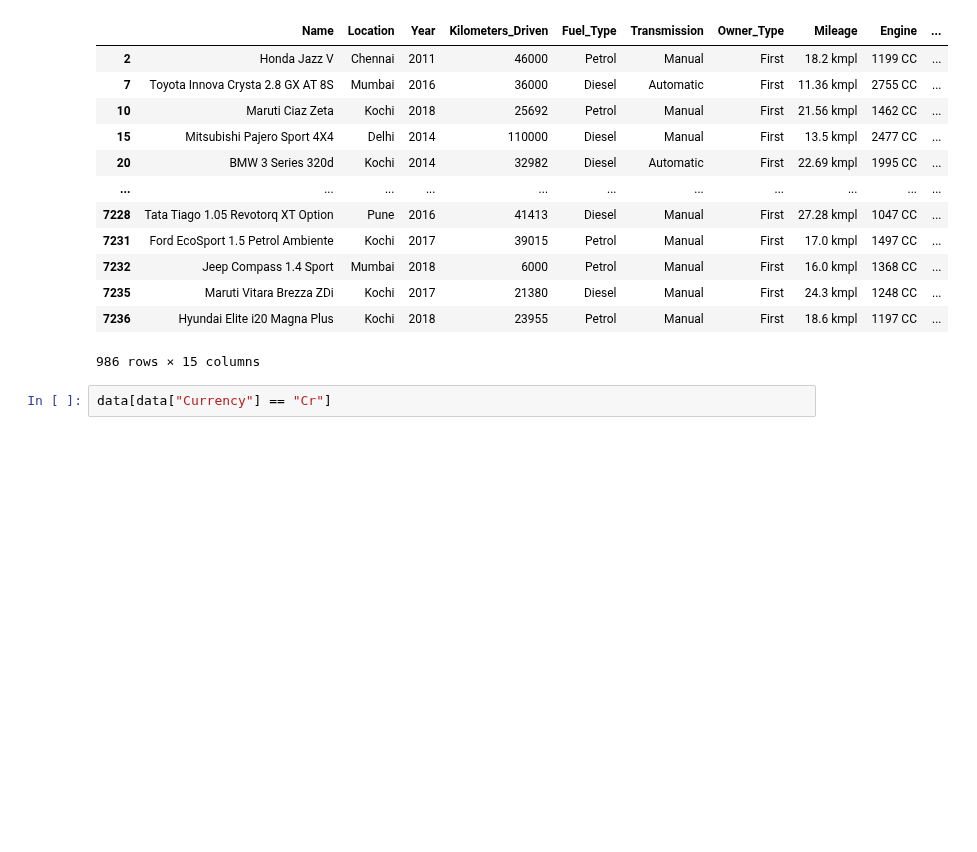
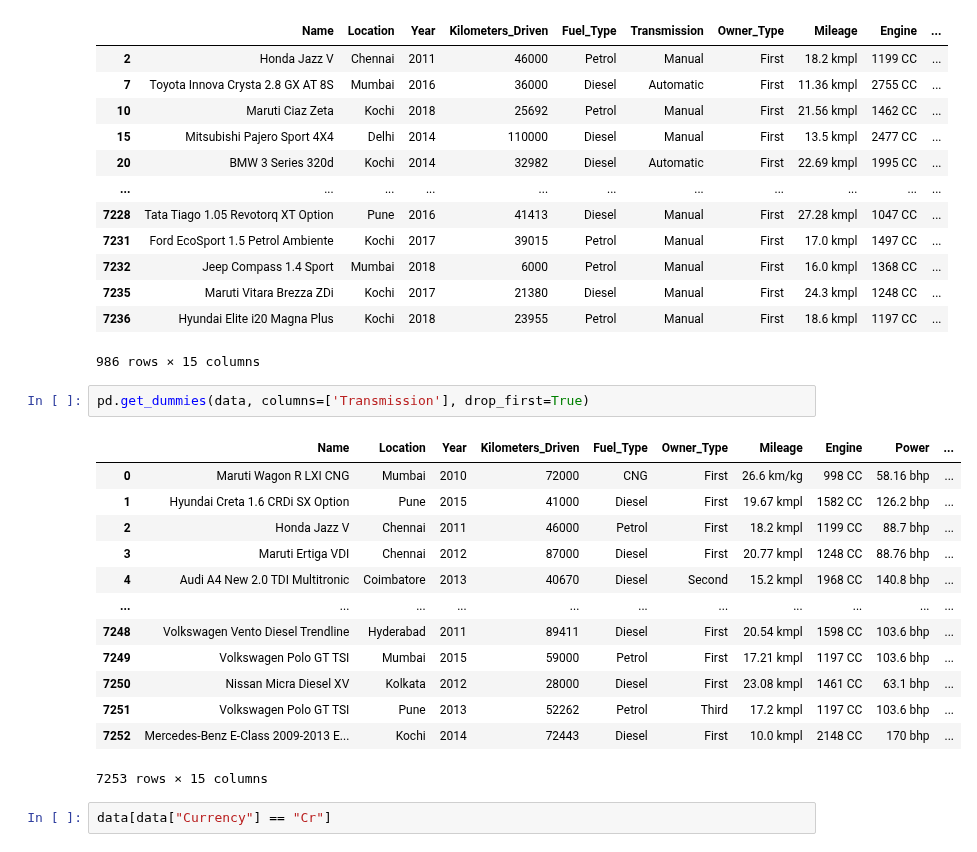
Before and after one commit to safakan/CCTB_repo_safak_atakan_celik, a Jupyter notebook: DEA113/Assignment4/Assignment4_EDA_Kaggle.ipynb, the cells around one changed output. Drawn from its saved outputs; the diff is of its cells as text; blank space fills up the shorter version.

```diff
--- a/DEA113/Assignment4/Assignment4_EDA_Kaggle.ipynb
+++ b/DEA113/Assignment4/Assignment4_EDA_Kaggle.ipynb
@@ -221,6 +233,22 @@ data[data["Currency"] == "Lakh"]
 | 7235 | Maruti Vitara Brezza ZDi | Kochi | 2017 | 21380 | Diesel | Manual | First | 24.3 kmpl | 1248 CC | ... |
 | 7236 | Hyundai Elite i20 Magna Plus | Kochi | 2018 | 23955 | Petrol | Manual | First | 18.6 kmpl | 1197 CC | ... |
 986 rows × 15 columns
+# %%
+pd.get_dummies(data, columns=['Transmission'], drop_first=True)
+# %% [output]
+|  | Name | Location | Year | Kilometers_Driven | Fuel_Type | Owner_Type | Mileage | Engine | Power | ... |
+| 0 | Maruti Wagon R LXI CNG | Mumbai | 2010 | 72000 | CNG | First | 26.6 km/kg | 998 CC | 58.16 bhp | ... |
+| 1 | Hyundai Creta 1.6 CRDi SX Option | Pune | 2015 | 41000 | Diesel | First | 19.67 kmpl | 1582 CC | 126.2 bhp | ... |
+| 2 | Honda Jazz V | Chennai | 2011 | 46000 | Petrol | First | 18.2 kmpl | 1199 CC | 88.7 bhp | ... |
+| 3 | Maruti Ertiga VDI | Chennai | 2012 | 87000 | Diesel | First | 20.77 kmpl | 1248 CC | 88.76 bhp | ... |
+| 4 | Audi A4 New 2.0 TDI Multitronic | Coimbatore | 2013 | 40670 | Diesel | Second | 15.2 kmpl | 1968 CC | 140.8 bhp | ... |
+| ... | ... | ... | ... | ... | ... | ... | ... | ... | ... | ... |
+| 7248 | Volkswagen Vento Diesel Trendline | Hyderabad | 2011 | 89411 | Diesel | First | 20.54 kmpl | 1598 CC | 103.6 bhp | ... |
+| 7249 | Volkswagen Polo GT TSI | Mumbai | 2015 | 59000 | Petrol | First | 17.21 kmpl | 1197 CC | 103.6 bhp | ... |
+| 7250 | Nissan Micra Diesel XV | Kolkata | 2012 | 28000 | Diesel | First | 23.08 kmpl | 1461 CC | 63.1 bhp | ... |
+| 7251 | Volkswagen Polo GT TSI | Pune | 2013 | 52262 | Petrol | Third | 17.2 kmpl | 1197 CC | 103.6 bhp | ... |
+| 7252 | Mercedes-Benz E-Class 2009-2013 E... | Kochi | 2014 | 72443 | Diesel | First | 10.0 kmpl | 2148 CC | 170 bhp | ... |
+7253 rows × 15 columns
 # %%
 data[data["Currency"] == "Cr"]
 # %% [output]
```
Also changed, not shown: parts of 5 cells of this notebook.
